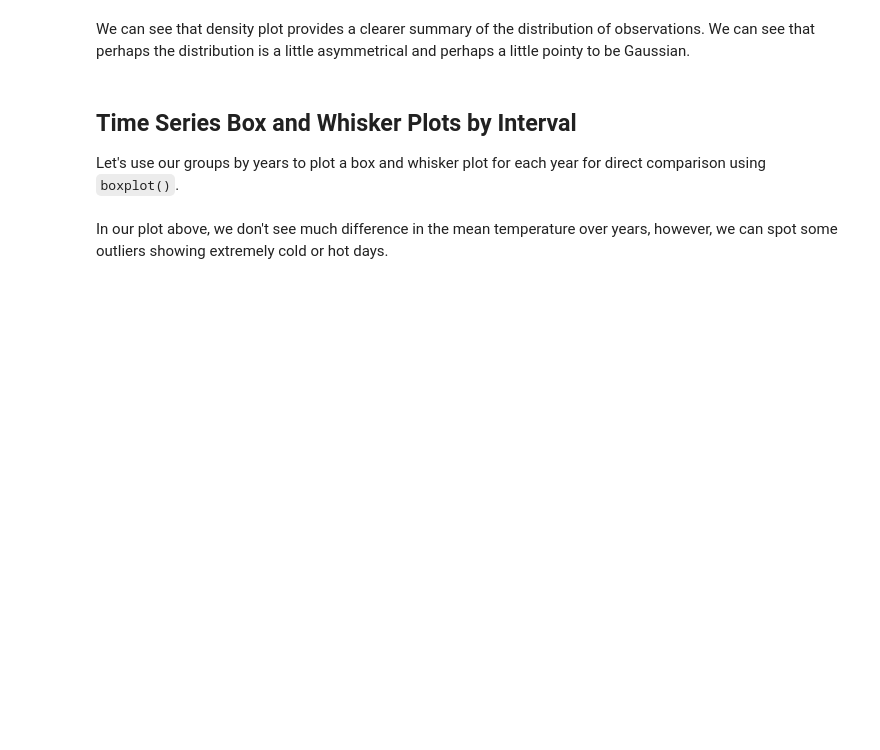
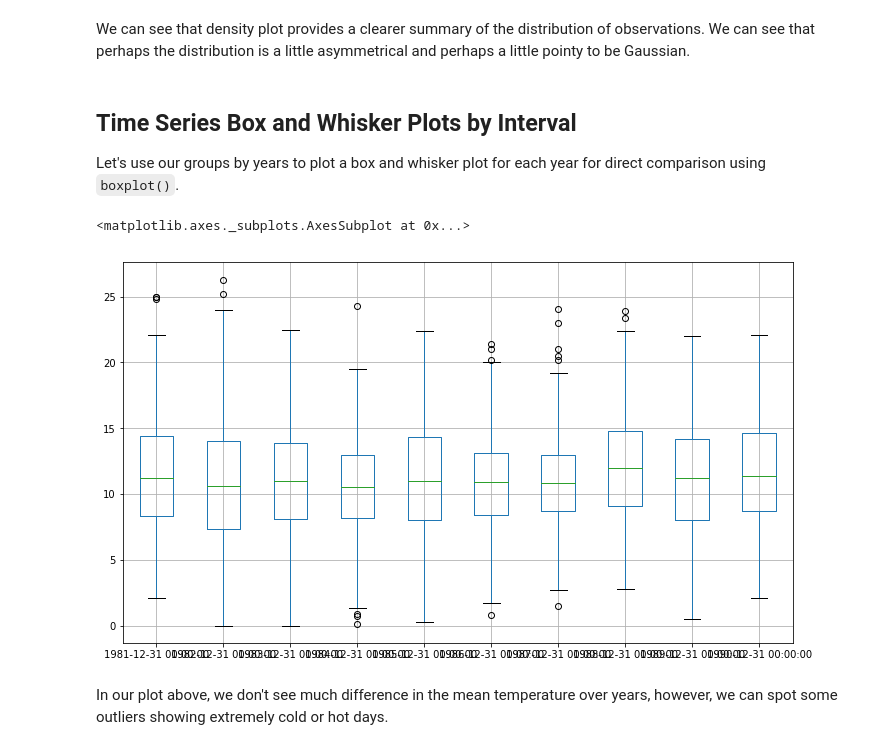
Before and after one commit to npschafer/dsc-visualizing-time-series-data-lab-houston-ds-042219, a Jupyter notebook: index.ipynb, the cells around one changed output. Cells and saved outputs as stored; diff of their text form; code cells hidden in the pictures; blank space fills up the shorter version.

```diff
--- a/index.ipynb
+++ b/index.ipynb
@@ -166,7 +166,10 @@ We can see that density plot provides a clearer summary of the distribution of o
 Let's use our groups by years to plot a box and whisker plot for each year for direct comparison using `boxplot()`.
 # %%
 # Generate a box and whiskers plot for temp_annual dataframe
-year_df.plot(type='box')
+year_df.boxplot(figsize=(12,7))
+# %% [output]
+<matplotlib.axes._subplots.AxesSubplot at 0x...>
+[figure, added]
 # %% [markdown]
 In our plot above, we don't see much difference in the mean temperature over years, however, we can spot some outliers showing extremely cold or hot days.
 # %% [markdown]
```
Also changed, not shown: parts of 1 cell of this notebook.
